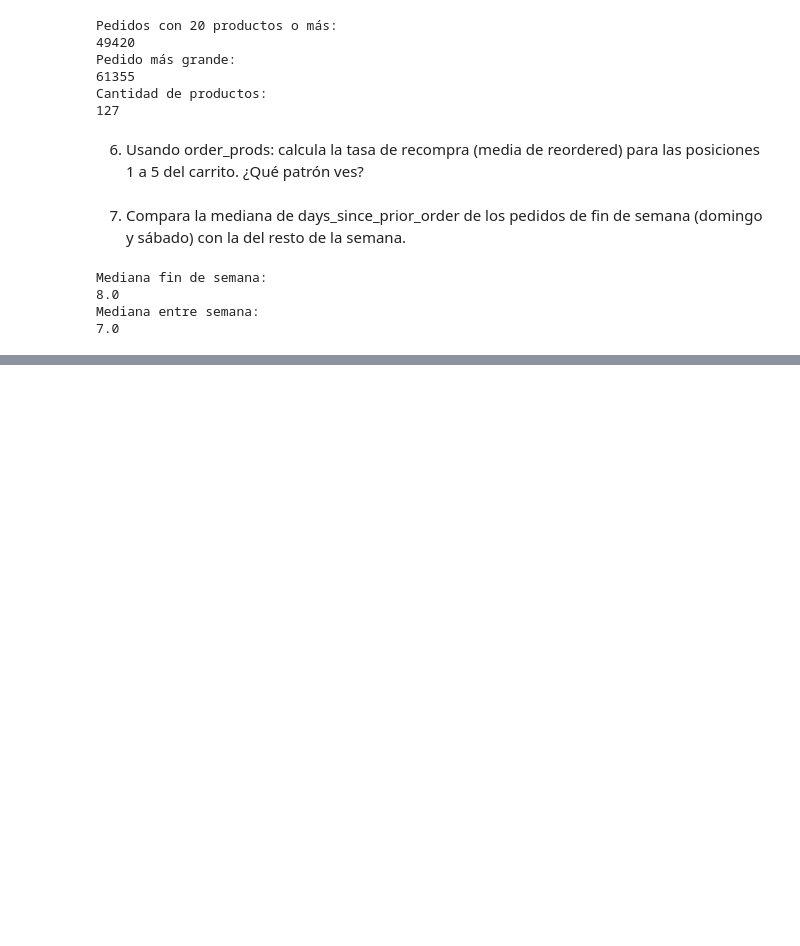
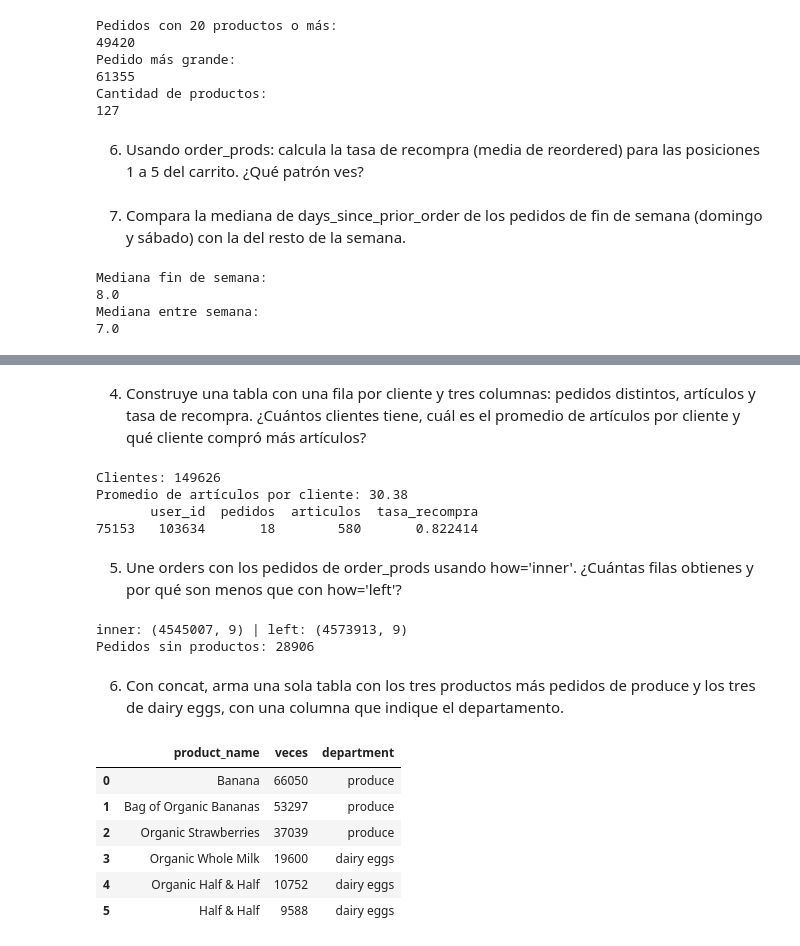
Before and after one commit to sjuandasat05-sudo/instacart-analisis, a Jupyter notebook: notebooks/pandas_labs.ipynb, the cells around one changed output, grey strips where cells are left out. Drawn from its saved outputs; the diff is of its cells as text; code cells hidden in the pictures; blank space fills up the shorter version.

```diff
--- a/notebooks/pandas_labs.ipynb
+++ b/notebooks/pandas_labs.ipynb
@@ -749,0 +1014,55 @@ Mediana entre semana:
+# %% [markdown]
+4. Construye una tabla con una fila por cliente y tres columnas: pedidos distintos, artículos y tasa de recompra. ¿Cuántos clientes tiene, cuál es el promedio de artículos por cliente y qué cliente compró más artículos?
+# %%
+por_cliente = (maestra
+    .groupby('user_id')
+    .agg(pedidos=('order_id', 'nunique'),
+         articulos=('order_id', 'size'),
+         tasa_recompra=('reordered', 'mean'))
+    .reset_index())
+
+print("Clientes:", len(por_cliente))
+print("Promedio de artículos por cliente:", round(por_cliente['articulos'].mean(), 2))
+print(por_cliente.nlargest(1, 'articulos'))
+# %% [output]
+Clientes: 149626
+Promedio de artículos por cliente: 30.38
+       user_id  pedidos  articulos  tasa_recompra
+75153   103634       18        580       0.822414
+# %% [markdown]
+5. Une orders con los pedidos de order_prods usando how='inner'. ¿Cuántas filas obtienes y por qué son menos que con how='left'?
+# %%
+inner = orders.merge(order_prods, on='order_id', how='inner')
+left = orders.merge(order_prods, on='order_id', how='left')
+print("inner:", inner.shape, "| left:", left.shape)
+
+# Pedidos que no tienen ningún producto
+sin_productos = ~orders['order_id'].isin(order_prods['order_id'])
+print("Pedidos sin productos:", sin_productos.sum())
+# %% [output]
+inner: (4545007, 9) | left: (4573913, 9)
+Pedidos sin productos: 28906
+# %% [markdown]
+6. Con concat, arma una sola tabla con los tres productos más pedidos de produce y los tres de dairy eggs, con una columna que indique el departamento.
+# %%
+def top3_depto(nombre):
+    return (maestra[maestra['department'] == nombre]
+            .groupby('product_name')
+            .size()
+            .nlargest(3)
+            .rename('veces')
+            .reset_index()
+            .assign(department=nombre))
+
+top_produce_lacteos = pd.concat(
+    [top3_depto('produce'), top3_depto('dairy eggs')],
+    ignore_index=True)
+top_produce_lacteos
+# %% [output]
+|  | product_name | veces | department |
+| 0 | Banana | 66050 | produce |
+| 1 | Bag of Organic Bananas | 53297 | produce |
+| 2 | Organic Strawberries | 37039 | produce |
+| 3 | Organic Whole Milk | 19600 | dairy eggs |
+| 4 | Organic Half & Half | 10752 | dairy eggs |
+| 5 | Half & Half | 9588 | dairy eggs |
```
Also changed, not shown: parts of 37 cells of this notebook, 4 other files.
